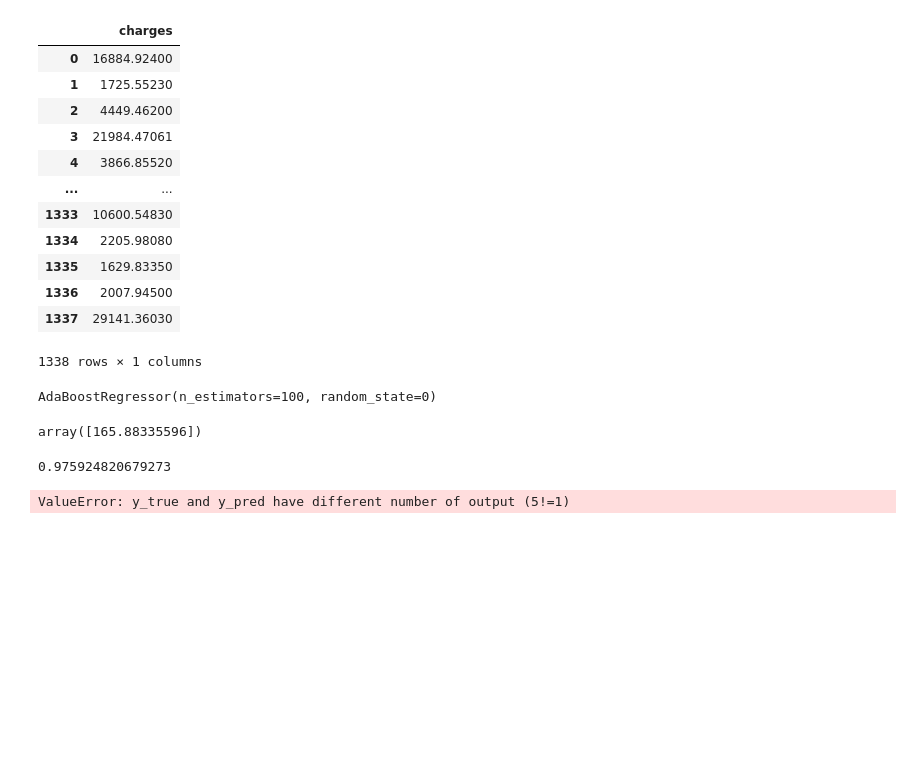
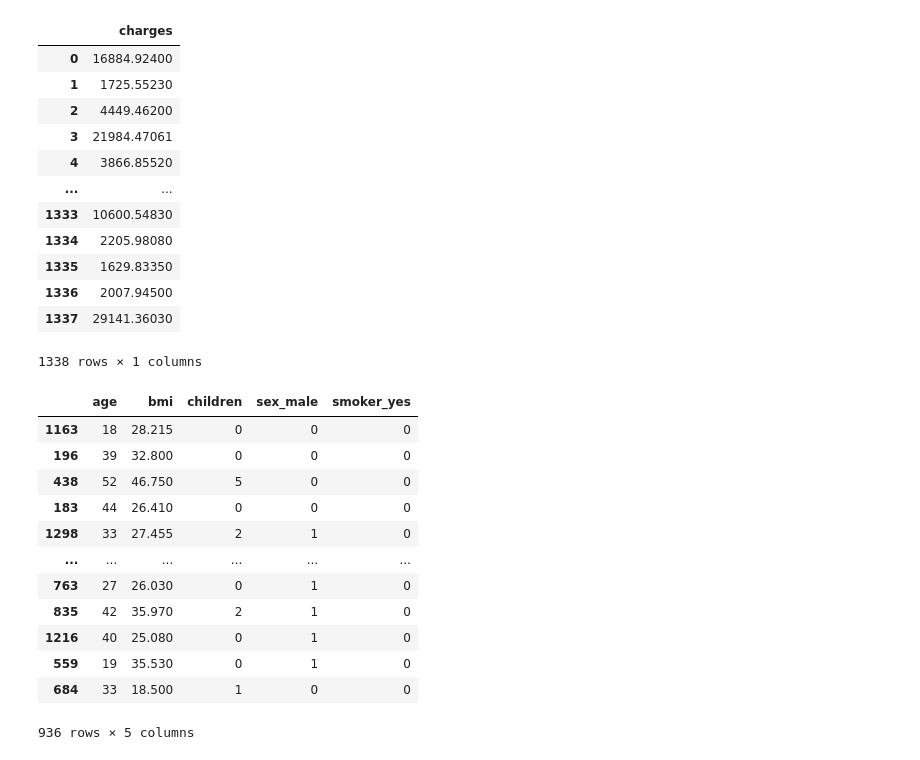
Before and after one commit to Deepakvasan28/Machine-learning-Regression, a Jupyter notebook: Ada boost.ipynb, the cells around one changed output. Drawn from its saved outputs; the diff is of its cells as text; code cells hidden in the pictures; blank space fills up the shorter version.

```diff
--- a/Ada boost.ipynb
+++ b/Ada boost.ipynb
@@ -69,4 +69,5 @@ dependent
 | 1337 | 29141.36030 |
 1338 rows × 1 columns
 # %%
-from sklearn.ensemble import AdaBoostRegressor
+from sklearn.model_selection import train_test_split
+X_train,X_test,y_train,y_test=train_test_split(independent, dependent, test_size=0.30,random_state=0)
@@ -77,5 +73,0 @@ X, y = make_regression(n_features=5, n_informative=2,
-# %%
-regr = AdaBoostRegressor(random_state=0, n_estimators=100)
-regr.fit(X, y)
-# %% [output]
-AdaBoostRegressor(n_estimators=100, random_state=0)
@@ -84,14 +74,16 @@ y_pred=regr.predict(X)
-# %%
-regr.predict([[23, 34, 3, 1, 0]])
-# %% [output]
-array([165.88335596])
-# %%
-regr.score(X, y)
-# %% [output]
-0.975924820679273
-# %%
-from sklearn.metrics import r2_score
-r_score=r2_score(X,y)
-r_score
-# %% [output]
-ValueError: y_true and y_pred have different number of output (5!=1)
+# %%
+X_train
+# %% [output]
+|  | age | bmi | children | sex_male | smoker_yes |
+| 1163 | 18 | 28.215 | 0 | 0 | 0 |
+| 196 | 39 | 32.800 | 0 | 0 | 0 |
+| 438 | 52 | 46.750 | 5 | 0 | 0 |
+| 183 | 44 | 26.410 | 0 | 0 | 0 |
+| 1298 | 33 | 27.455 | 2 | 1 | 0 |
+| ... | ... | ... | ... | ... | ... |
+| 763 | 27 | 26.030 | 0 | 1 | 0 |
+| 835 | 42 | 35.970 | 2 | 1 | 0 |
+| 1216 | 40 | 25.080 | 0 | 1 | 0 |
+| 559 | 19 | 35.530 | 0 | 1 | 0 |
+| 684 | 33 | 18.500 | 1 | 0 | 0 |
+936 rows × 5 columns
```
Also changed, not shown: parts of 9 cells of this notebook.
